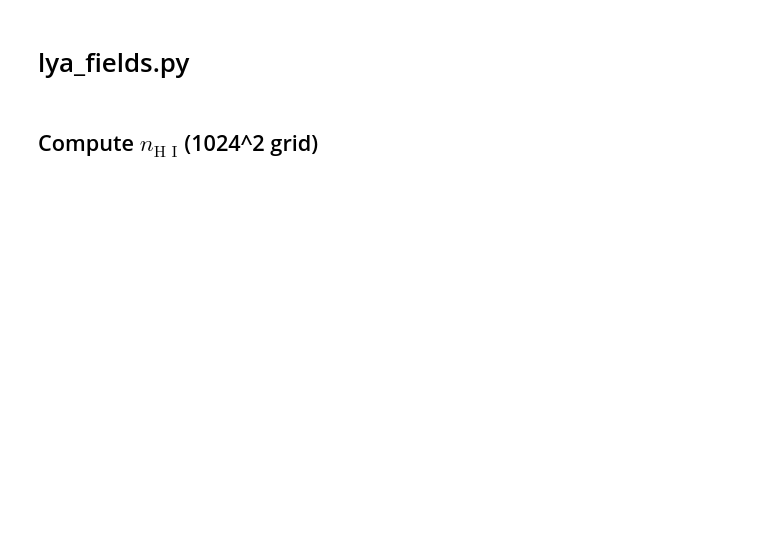
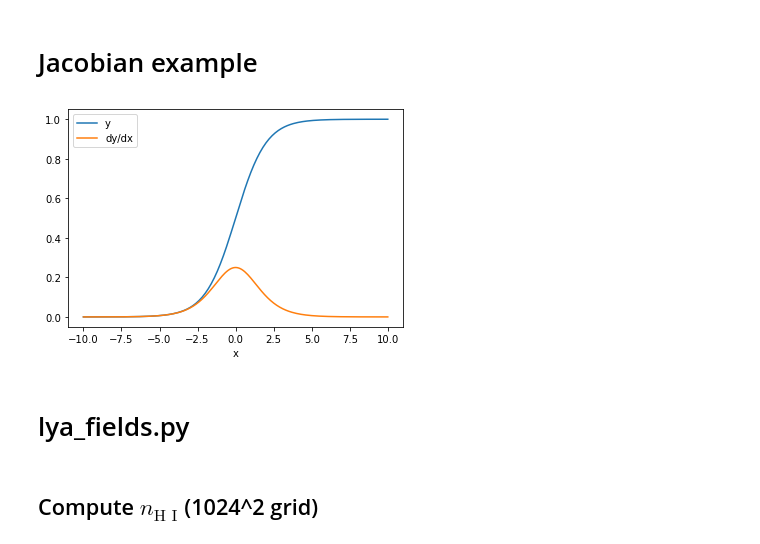
Before and after one commit to Jupiter1994/lya-tf, a Jupyter notebook: lya_fields/test_grads.ipynb, the cells around one changed output. Drawn from its saved outputs; the diff is of its cells as text; code cells hidden in the pictures; blank space fills up the shorter version.

Commit message:
tested tape.jacobian

```diff
--- a/lya_fields/test_grads.ipynb
+++ b/lya_fields/test_grads.ipynb
@@ -0,0 +1,2 @@
+# %% [markdown]
+# Jacobian example
@@ -1,3 +8,18 @@
+# %%
+x = tf.linspace(-10.0, 10.0, 200+1)
+delta = tf.Variable(0.0)
+
+with tf.GradientTape() as tape:
+    y = tf.nn.sigmoid(x+delta)
+
+dy_dx = tape.jacobian(y, delta)
+# %%
+plt.plot(x.numpy(), y, label='y')
+plt.plot(x.numpy(), dy_dx, label='dy/dx')
+plt.legend()
+_ = plt.xlabel('x')
+# %% [output]
+[figure, added]
 # %% [markdown]
 # lya_fields.py
 # %%
```
Also changed, not shown: parts of 6 cells of this notebook.
